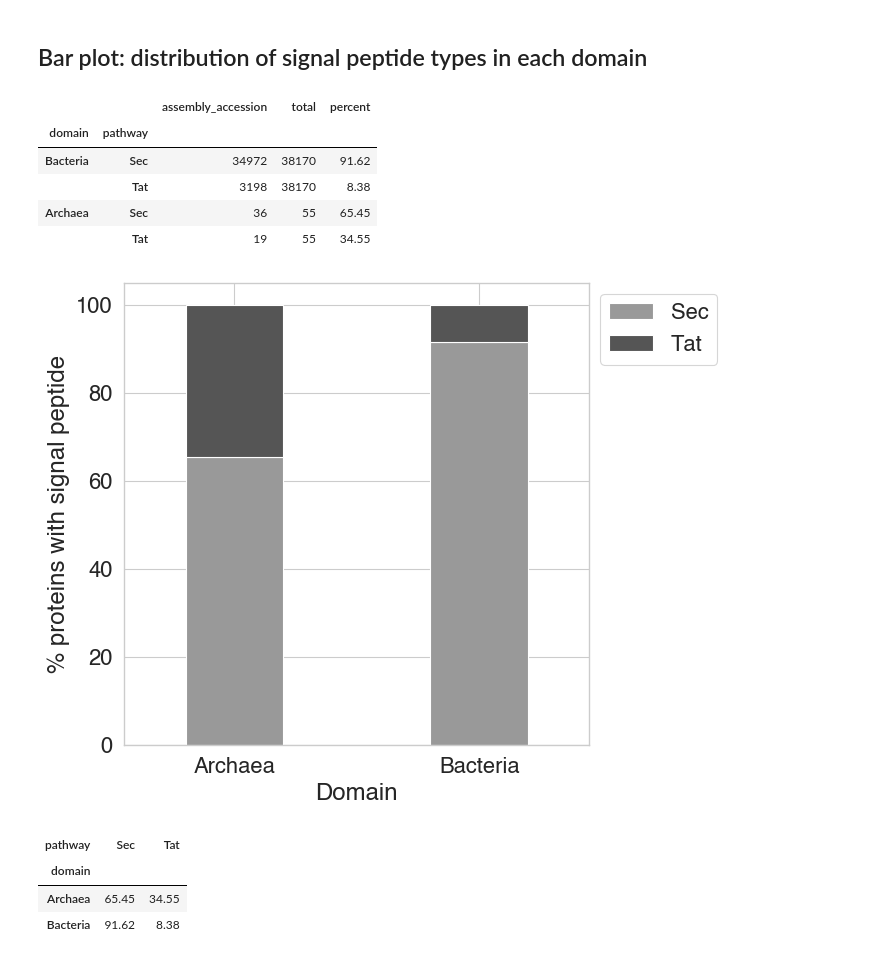
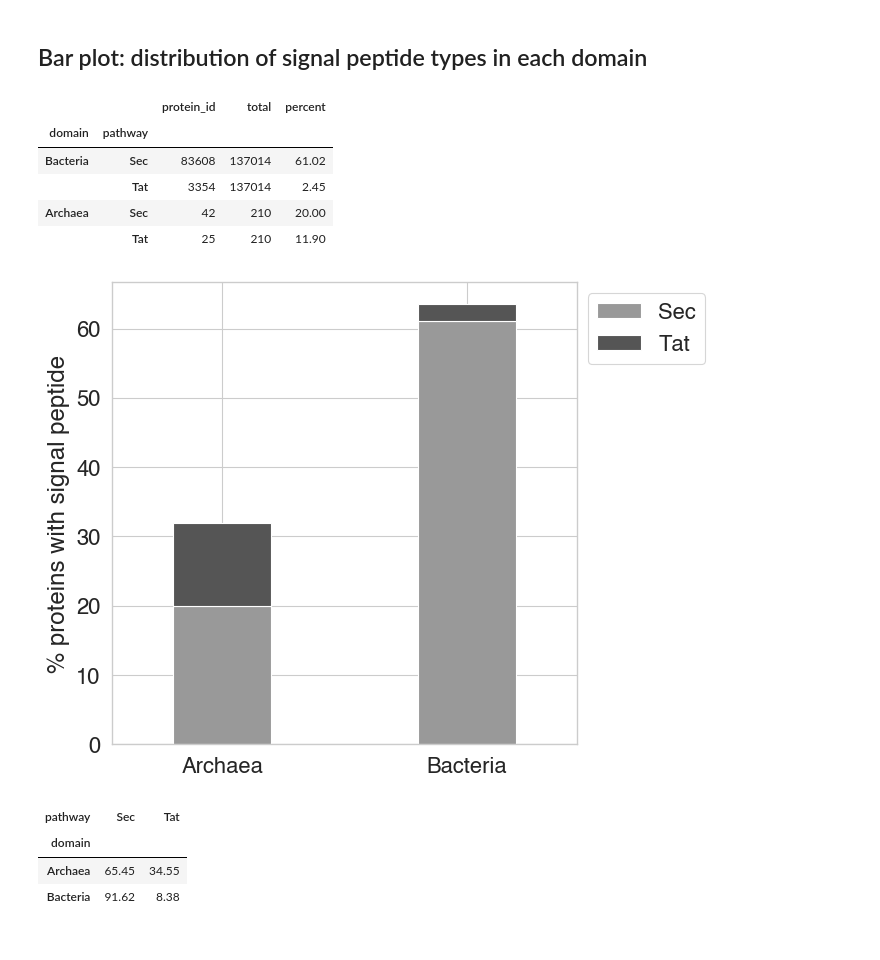
Before and after one commit to srom/archaea-vs-bacteria, a Jupyter notebook: notebook/figure1.ipynb, the cells around one changed output. Saved outputs shown, nothing was run; the diff lists cells and outputs as text; code cells hidden in the pictures.

Commit message:
Figures continued

```diff
--- a/notebook/figure1.ipynb
+++ b/notebook/figure1.ipynb
@@ -356,14 +356,14 @@ signalp_dataset.head()
 ## Bar plot: distribution of signal peptide types in each domain
 # %%
 pathway_per_domain = signalp_dataset[
-    ['domain', 'pathway', 'assembly_accession']
+    ['domain', 'pathway', 'protein_id']
 ].groupby(
     ['domain', 'pathway']
-).nunique().sort_values('assembly_accession', ascending=False)
+).nunique().sort_values('protein_id', ascending=False)
 
 def total_per_domain_fn():
-    total_bacteria = pathway_per_domain.loc['Bacteria'].sum()
-    total_archaea = pathway_per_domain.loc['Archaea'].sum()
+    total_bacteria = len(pgh_df[pgh_df['domain'] == 'Bacteria'])
+    total_archaea = len(pgh_df[pgh_df['domain'] == 'Archaea'])
 
     def fn(row):
         domain, _ = row.name
@@ -372,33 +372,33 @@ def total_per_domain_fn():
     return fn
 
 pathway_per_domain['total'] = pathway_per_domain.apply(total_per_domain_fn(), axis=1)
-pathway_per_domain['percent'] = (100 * pathway_per_domain['assembly_accession'] / pathway_per_domain['total']).round(2)
+pathway_per_domain['percent'] = (100 * pathway_per_domain['protein_id'] / pathway_per_domain['total']).round(2)
 
 pathway_per_domain
 # %% [output]
-|  |  | assembly_accession | total | percent |
+|  |  | protein_id | total | percent |
 | domain | pathway |  |  |  |
-| Bacteria | Sec | 34972 | 38170 | 91.62 |
-|  | Tat | 3198 | 38170 | 8.38 |
-| Archaea | Sec | 36 | 55 | 65.45 |
-|  | Tat | 19 | 55 | 34.55 |
+| Bacteria | Sec | 83608 | 137014 | 61.02 |
+|  | Tat | 3354 | 137014 | 2.45 |
+| Archaea | Sec | 42 | 210 | 20.00 |
+|  | Tat | 25 | 210 | 11.90 |
 # %%
 sp_pivot_df = pathway_per_domain.reset_index().pivot(index='domain', columns='pathway', values='percent')
 
 f, ax = plt.subplots(1, 1, figsize=(6, 6))
 
 sp_pivot_df.plot(kind='bar', stacked=True, ax=ax, color=['#999999', '#555555'], width=0.4);
 
-ax.set_xlabel('Domain');
+ax.set_xlabel('');
 ax.set_ylabel('% proteins with signal peptide');
 
 plt.xticks(rotation=0);
 
 ax.legend(bbox_to_anchor=(1, 1), loc='upper left');
 
 f.savefig(figures_folder / 'figure1' / 'signal_peptides.pdf', dpi=300, bbox_inches='tight');
 # %% [output]
-[figure, old version]
+[figure, new version]
 # %%
 sp_pivot_df
 # %% [output]
```
Also changed, not shown: parts of 4 cells of this notebook, 25 other files.
